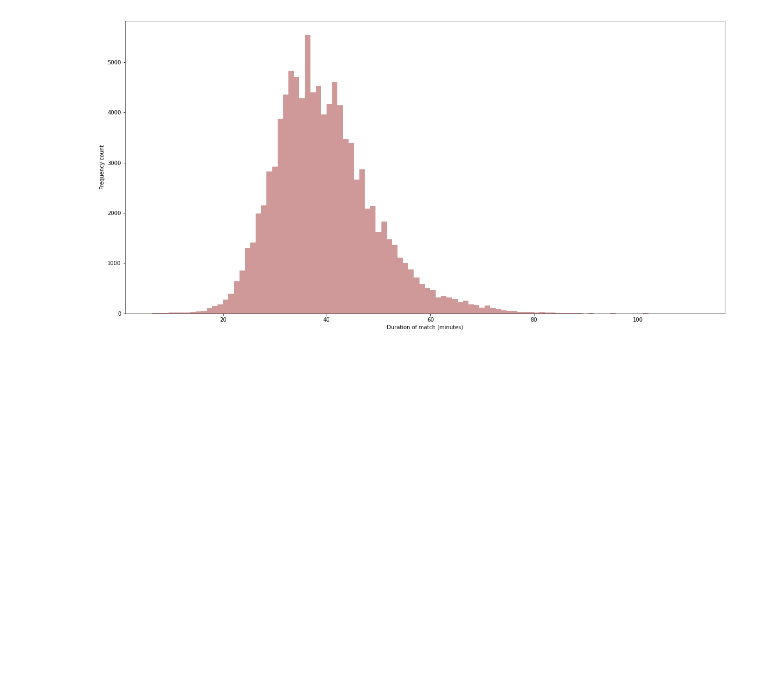
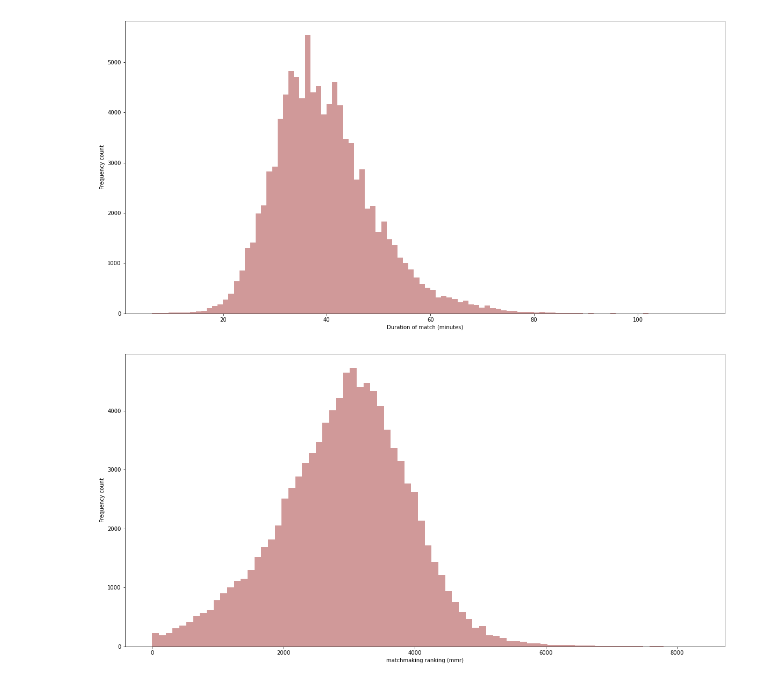
Before and after one commit to MikkiSeidenschnur/data_ber_dota2_winpredictor, a Jupyter notebook: notebooks/match_statistics.ipynb, the cells around one changed output. Cells and saved outputs as stored; diff of their text form; code cells hidden in the pictures; blank space fills up the shorter version.

```diff
--- a/notebooks/match_statistics.ipynb
+++ b/notebooks/match_statistics.ipynb
@@ -187,3 +187,17 @@ plt.xlabel("Duration of match (minutes)");
 plt.ylabel("Frequency count");
 # %% [output]
 [figure]
+# %%
+average_mmr = match_data["avg_mmr"]
+# %%
+plt.figure(figsize=(20,10))
+
+sns.distplot(average_mmr,
+             bins=80,
+             kde=False,
+             color="darkred");
+
+plt.xlabel("matchmaking ranking (mmr)");
+plt.ylabel("Frequency count");
+# %% [output]
+[figure, added]
```
